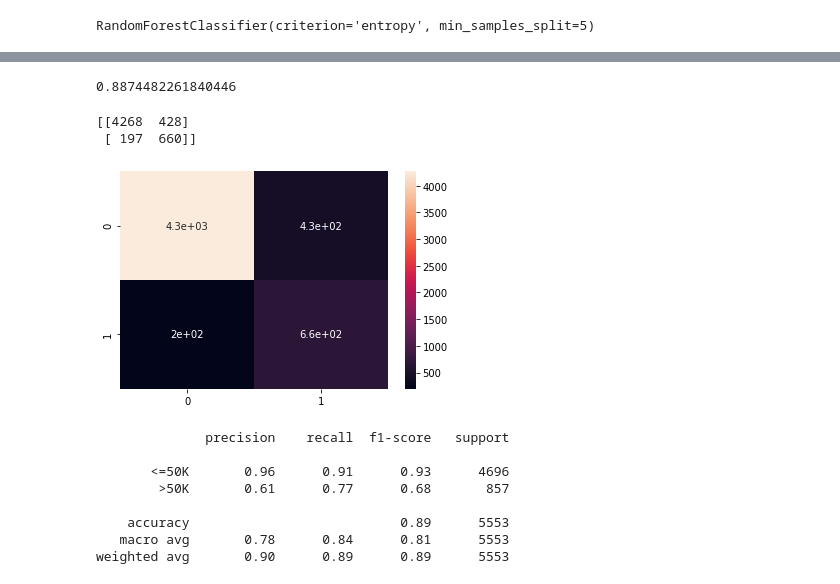
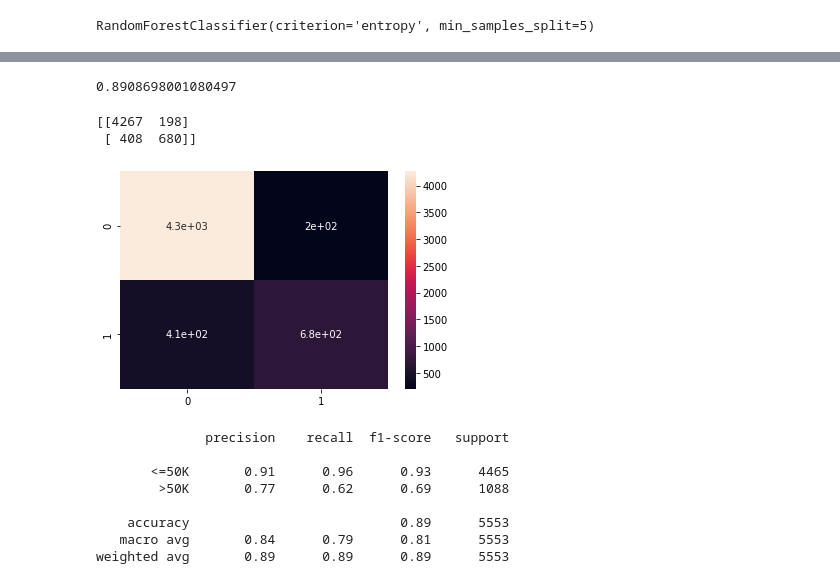
Before and after one commit to caiquemiranda/machine-learning-studies, a Jupyter notebook: cls08.00-tratamento-dados-desbalanceados.ipynb, the cells around one changed output, grey strips where cells are left out. Cells and saved outputs as stored; diff of their text form; code cells hidden in the pictures.

```diff
--- a/cls08.00-tratamento-dados-desbalanceados.ipynb
+++ b/cls08.00-tratamento-dados-desbalanceados.ipynb
@@ -212,28 +212,29 @@ array([' <=50K', ' <=50K', ' >50K', ..., ' >50K', ' >50K', ' <=50K'],
 # %%
 # avaliação
 
-accuracy_score(previsoes, y_census_teste_under)
+accuracy_score(y_census_teste_under, previsoes)
 # %% [output]
-0.8874482261840446
+0.8908698001080497
 # %%
 # confusion matrix
-cnn = confusion_matrix(previsoes, y_census_teste_under)
+
+cnn = confusion_matrix(y_census_teste_under, previsoes)
 print(cnn)
 sns.heatmap(cnn, annot=True);
 # %% [output]
-[[4268  428]
- [ 197  660]]
+[[4267  198]
+ [ 408  680]]
-[figure, old version]
+[figure, new version]
 # %%
 # classification report
 
-print(classification_report(previsoes, y_census_teste_under))
+print(classification_report(y_census_teste_under, previsoes))
 # %% [output]
               precision    recall  f1-score   support
 
-       <=50K       0.96      0.91      0.93      4696
-        >50K       0.61      0.77      0.68       857
+       <=50K       0.91      0.96      0.93      4465
+        >50K       0.77      0.62      0.69      1088
 
     accuracy                           0.89      5553
-   macro avg       0.78      0.84      0.81      5553
-weighted avg       0.90      0.89      0.89      5553
+   macro avg       0.84      0.79      0.81      5553
+weighted avg       0.89      0.89      0.89      5553
```
Also changed, not shown: parts of 13 cells of this notebook.
